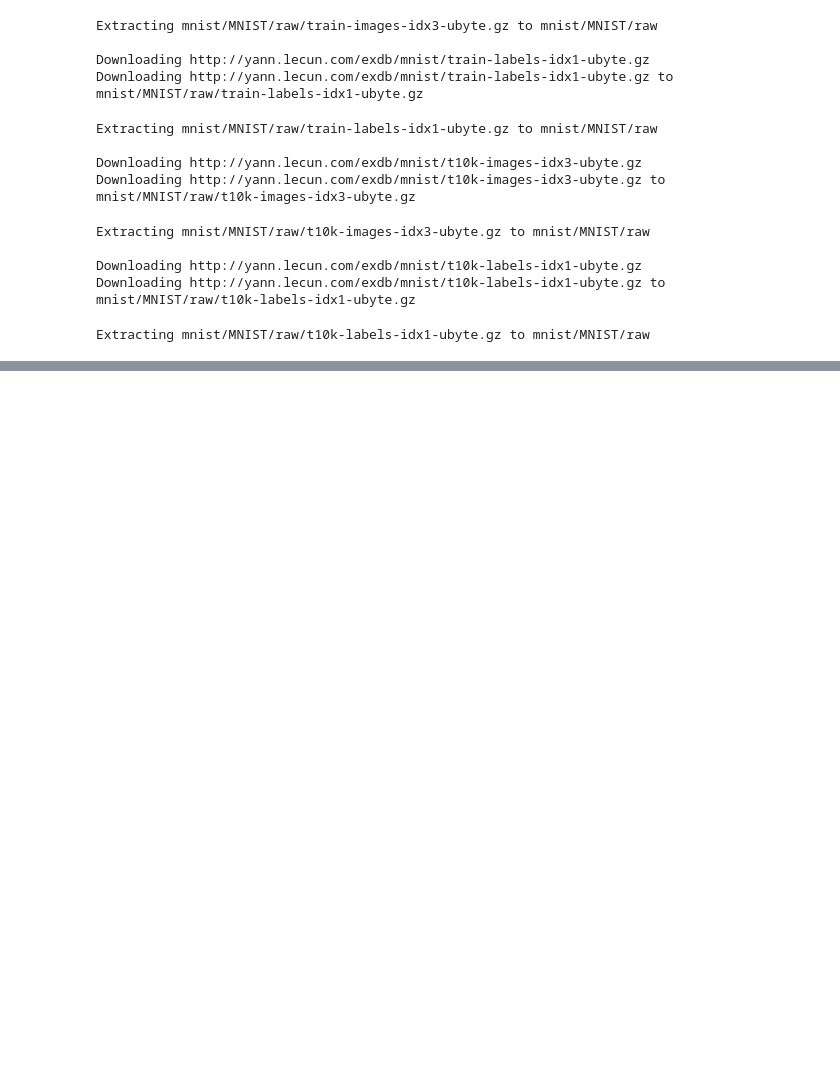
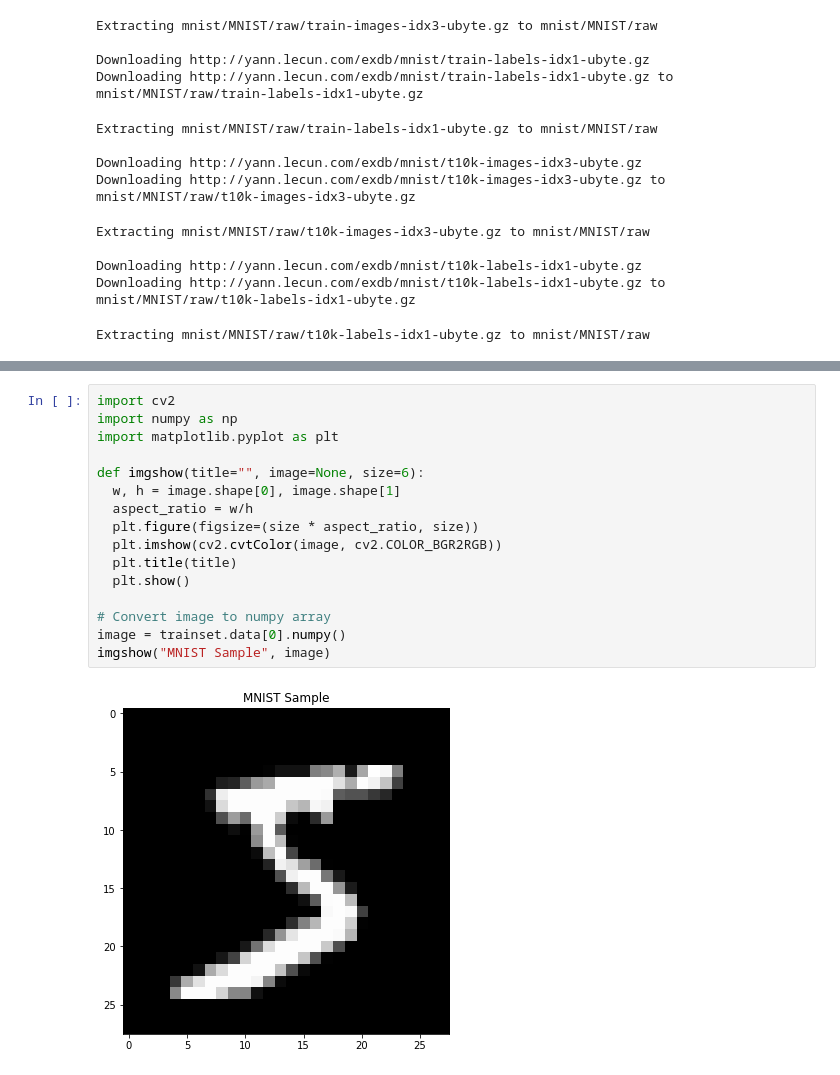
Before and after one commit to alexmacharia/deep_learning_projects, a Jupyter notebook: Pytorch_MNIST.ipynb, the cells around one changed output, grey strips where cells are left out. Saved outputs shown, nothing was run; the diff lists cells and outputs as text; blank space fills up the shorter version.

```diff
--- a/Pytorch_MNIST.ipynb
+++ b/Pytorch_MNIST.ipynb
@@ -55,0 +83,18 @@ Extracting mnist/MNIST/raw/t10k-labels-idx1-ubyte.gz to mnist/MNIST/raw
+# %%
+import cv2
+import numpy as np
+import matplotlib.pyplot as plt
+
+def imgshow(title="", image=None, size=6):
+  w, h = image.shape[0], image.shape[1]
+  aspect_ratio = w/h
+  plt.figure(figsize=(size * aspect_ratio, size))
+  plt.imshow(cv2.cvtColor(image, cv2.COLOR_BGR2RGB))
+  plt.title(title)
+  plt.show()
+
+# Convert image to numpy array
+image = trainset.data[0].numpy()
+imgshow("MNIST Sample", image)
+# %% [output]
+[figure, added]
```
Also changed, not shown: parts of 3 cells of this notebook.
